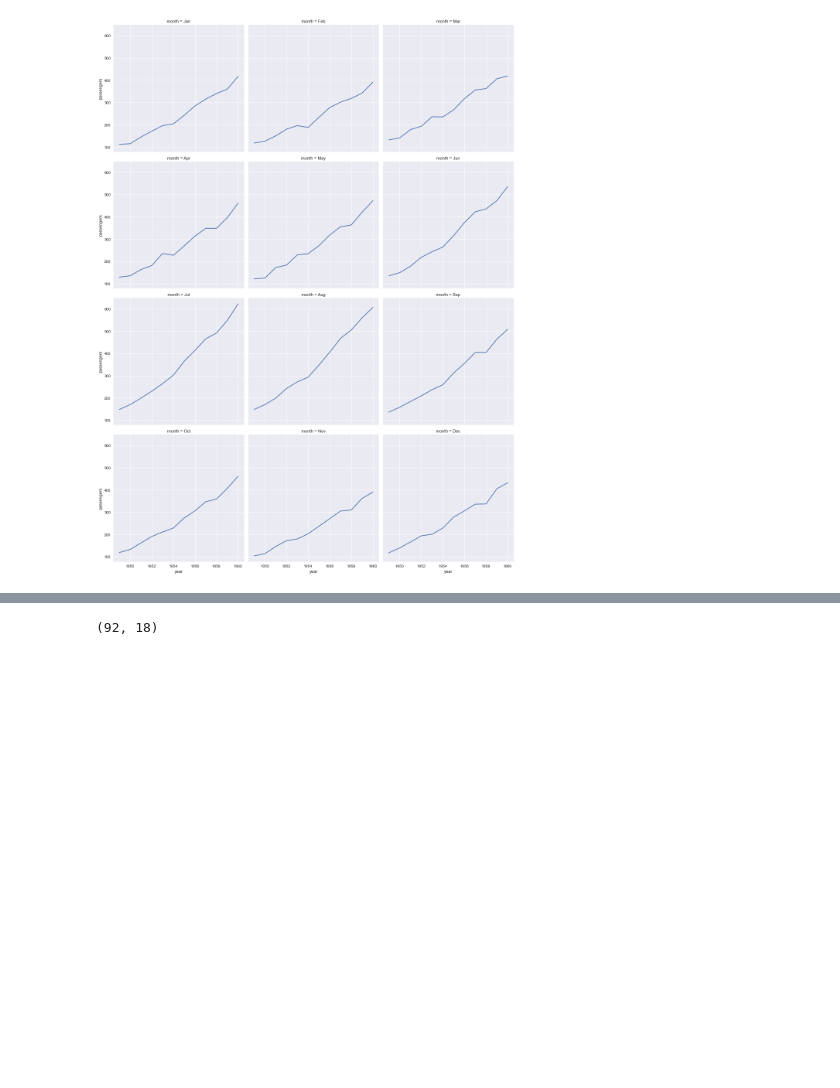
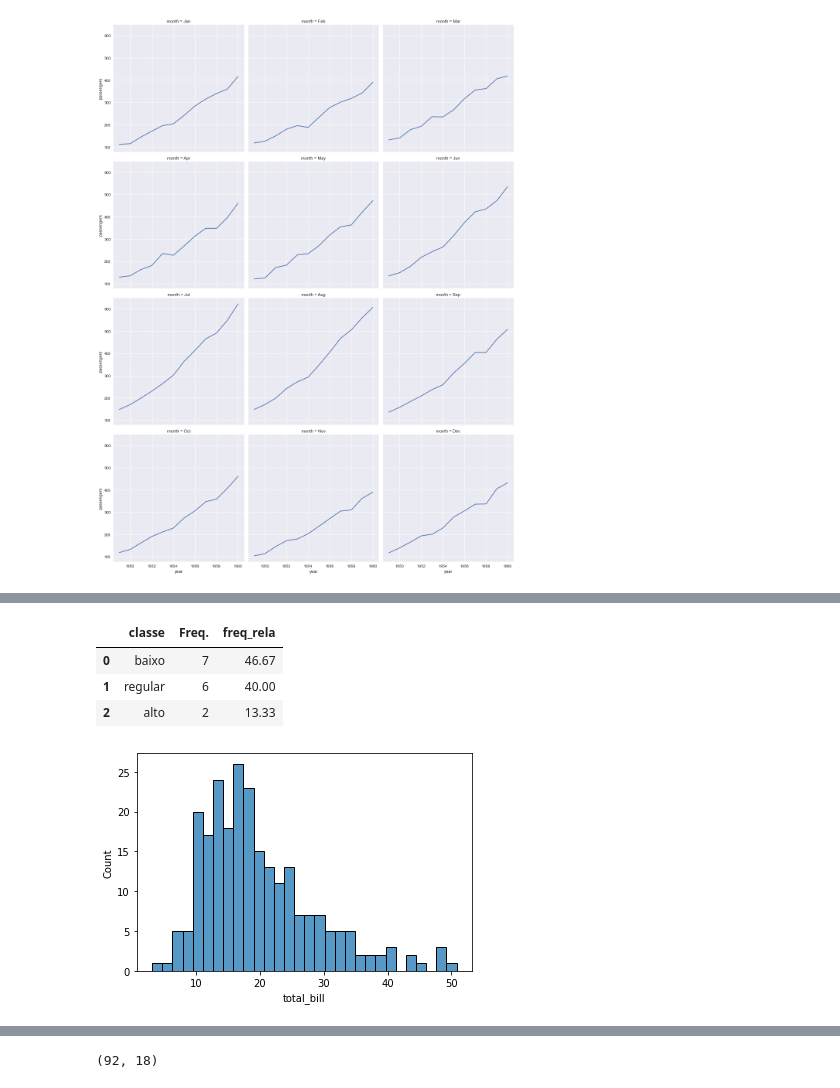
Before and after one commit to WladRamos/Estatistica_python, a Jupyter notebook: EstatisticaDescritiva.ipynb, the cells around one changed output, grey strips where cells are left out. Saved outputs shown, nothing was run; the diff lists cells and outputs as text; code cells hidden in the pictures; blank space fills up the shorter version.

```diff
--- a/EstatisticaDescritiva.ipynb
+++ b/EstatisticaDescritiva.ipynb
@@ -434,0 +501,17 @@ sns.relplot(x='year',y='passengers', kind='line', col='month', col_wrap=3 ,data=
+# %%
+# pd.cut() Use cut when you need to segment and sort data values into bins
+df_freq=pd.DataFrame(dict(valor=lista))
+df_freq['classe']=pd.cut(lista, bins=3,labels=['baixo','regular','alto'])
+df_freq=df_freq.groupby('classe').size().to_frame(name='Freq.').reset_index()
+df_freq['freq_rela']=(df_freq['Freq.']/df_freq['Freq.'].sum())*100
+df_freq.round(2)
+# %% [output]
+|  | classe | Freq. | freq_rela |
+| 0 | baixo | 7 | 46.67 |
+| 1 | regular | 6 | 40.00 |
+| 2 | alto | 2 | 13.33 |
+# %%
+# número de barras
+g=sns.histplot(x='total_bill',bins=30, data=df_tips)
+# %% [output]
+[figure, added]
```
Also changed, not shown: parts of 23 cells of this notebook, 2 other files.
